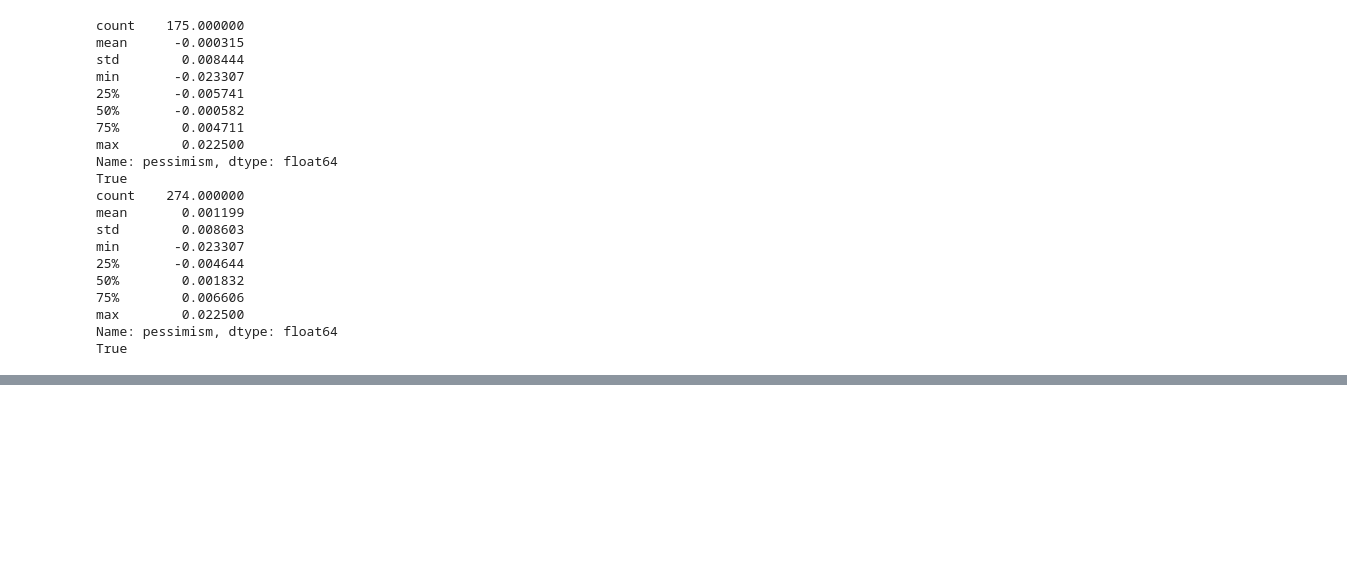
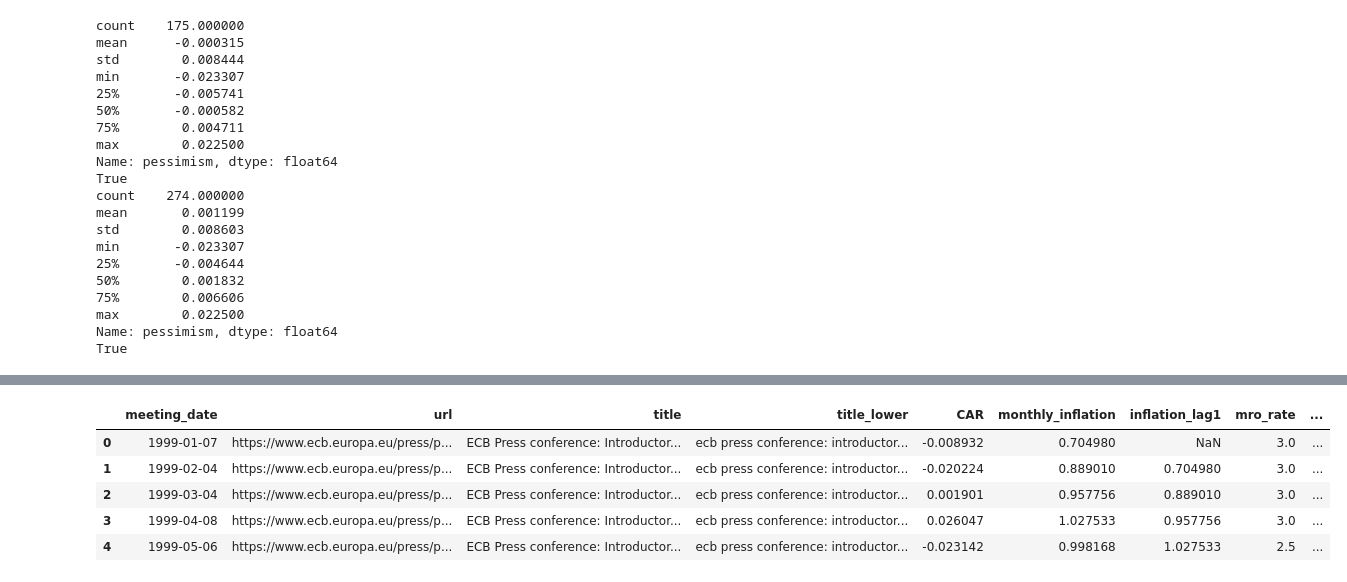
Before and after one commit to Katpst/ECB-similarity-project, a Jupyter notebook: Data_Science.ipynb, the cells around one changed output, grey strips where cells are left out. Cells and saved outputs as stored; diff of their text form; code cells hidden in the pictures; blank space fills up the shorter version.

```diff
--- a/Data_Science.ipynb
+++ b/Data_Science.ipynb
@@ -989,0 +1245,4 @@ True
+# %%
+# inflation
+inf_Path = "/content/drive/MyDrive/FTD/DATAscience/PROJECT_ECB/inflation_1999_2025.csv"
+inflation_df = pd.read_csv(inf_Path)
@@ -989,0 +1303,12 @@ True
+# %%
+mro_daily["mro_rate"] = mro_daily["mro_rate"].diff().fillna(0)
+# %%
+# merge in clean df by meeting date
+df_clean = pd.merge_asof(
+    df_clean,
+    mro_daily.rename(columns={"date": "meeting_date"})[["meeting_date", "mro_rate"]],
+    on="meeting_date",
+    direction="backward"
+)
+
+df_clean.head()
@@ -989,0 +1331,37 @@ True
+# %%
+# output - euro area output gap (% of potential GDP)lagged by one year to mitigate look ahead bias.
+output_Path = "/content/drive/MyDrive/FTD/DATAscience/PROJECT_ECB/Output_gap.xlsx"
+outputgap_df = pd.read_excel(output_Path)
+# columns into date and gap
+outputgap_df = outputgap_df.rename(columns={outputgap_df.columns[0]:"year",
+                                            outputgap_df.columns[1]:"output_gap"})
+# numeric
+outputgap_df["year"] = pd.to_numeric(outputgap_df["year"], errors="coerce").astype("Int64")
+outputgap_df["output_gap"] = pd.to_numeric(outputgap_df["output_gap"], errors="coerce")
+
+outputgap_df = outputgap_df.dropna(subset=["year"]).sort_values("year")
+#create lags
+outputgap_df["output_gap_lag1y"] = outputgap_df["output_gap"].shift(1)
+
+# Add 'year' column to df_clean for merging
+df_clean["year"] = pd.to_datetime(df_clean["meeting_date"]).dt.year
+
+df_clean = df_clean.merge(outputgap_df[["year","output_gap_lag1y"]],
+                          on="year",
+                          how="left",
+                          suffixes=("", "_from_outputgap"))
+
+if 'output_gap_lag1y_from_outputgap' in df_clean.columns:
+    df_clean['output_gap_lag1y'] = df_clean['output_gap_lag1y_from_outputgap']
+    df_clean = df_clean.drop(columns=['output_gap_lag1y_from_outputgap'])
+
+df_clean["output_gap_lag1y"] = df_clean["output_gap_lag1y"].ffill()
+
+df_clean.head()
+# %% [output]
+|  | meeting_date | url | title | title_lower | CAR | monthly_inflation | inflation_lag1 | mro_rate | ... |
+| 0 | 1999-01-07 | https://www.ecb.europa.eu/press/p... | ECB Press conference: Introductor... | ecb press conference: introductor... | -0.008932 | 0.704980 | NaN | 3.0 | ... |
+| 1 | 1999-02-04 | https://www.ecb.europa.eu/press/p... | ECB Press conference: Introductor... | ecb press conference: introductor... | -0.020224 | 0.889010 | 0.704980 | 3.0 | ... |
+| 2 | 1999-03-04 | https://www.ecb.europa.eu/press/p... | ECB Press conference: Introductor... | ecb press conference: introductor... | 0.001901 | 0.957756 | 0.889010 | 3.0 | ... |
+| 3 | 1999-04-08 | https://www.ecb.europa.eu/press/p... | ECB Press conference: Introductor... | ecb press conference: introductor... | 0.026047 | 1.027533 | 0.957756 | 3.0 | ... |
+| 4 | 1999-05-06 | https://www.ecb.europa.eu/press/p... | ECB Press conference: Introductor... | ecb press conference: introductor... | -0.023142 | 0.998168 | 1.027533 | 2.5 | ... |
```
Also changed, not shown: parts of 42 cells of this notebook.
